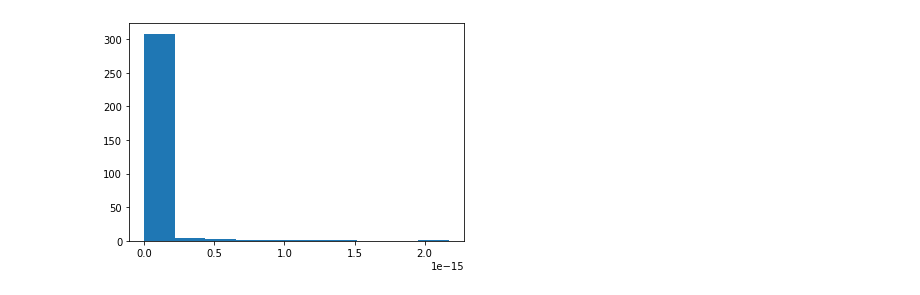
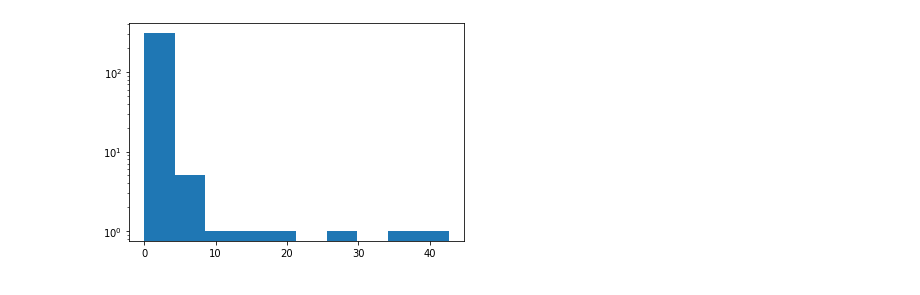
Before and after one commit to ngnrsaa/qflex, a Jupyter notebook: numerics/qFlex_IBM_Rochester.ipynb, the cells around one changed output. Saved outputs shown, nothing was run; the diff lists cells and outputs as text; code cells hidden in the pictures.

Commit message:
Fixed Porter-Thomas plots axes

```diff
--- a/numerics/qFlex_IBM_Rochester.ipynb
+++ b/numerics/qFlex_IBM_Rochester.ipynb
@@ -111,5 +109,5 @@ def run_simulation(final_state):
 
 with Pool(8) as pool:
     results = []
-    for _ in pb(range(10)):
+    for _ in range(10):
         results.extend(pool.map(run_simulation, [bin(np.random.randint(2**len(qubits_map)))[2:].zfill(len(qubits_map)) for _ in range(32)]))
@@ -118,5 +114,7 @@ with Pool(8) as pool:
 # %%
-plt.hist([np.abs(x[0][1])**2 for x in results])
+N = 2 ** (len(qubits_map))
+plt.hist([N * np.abs(x[0][1])**2 for x in results])
+plt.yscale('log')
 plt.show()
 # %% [output]
-[figure, old version]
+[figure, new version]
```
Also changed, not shown: parts of 2 cells of this notebook, 1 other file.
